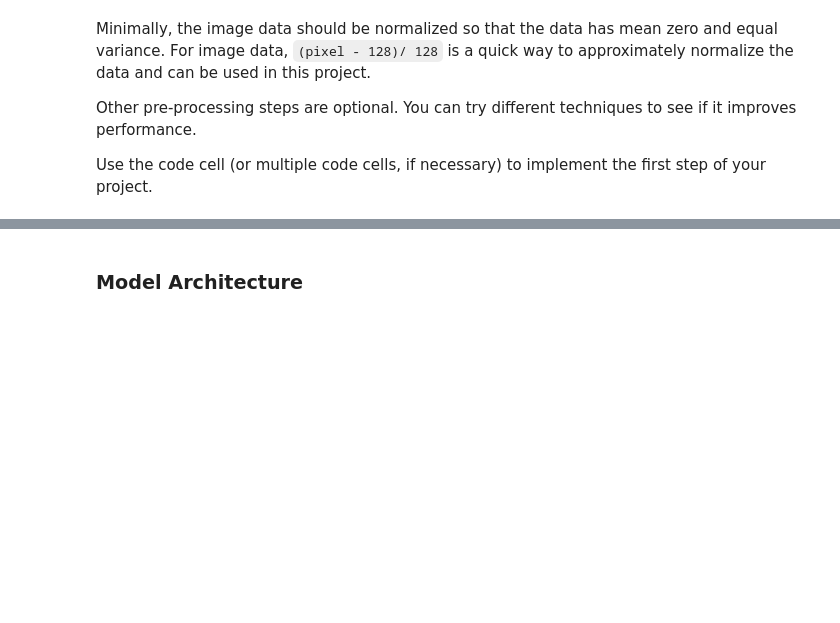
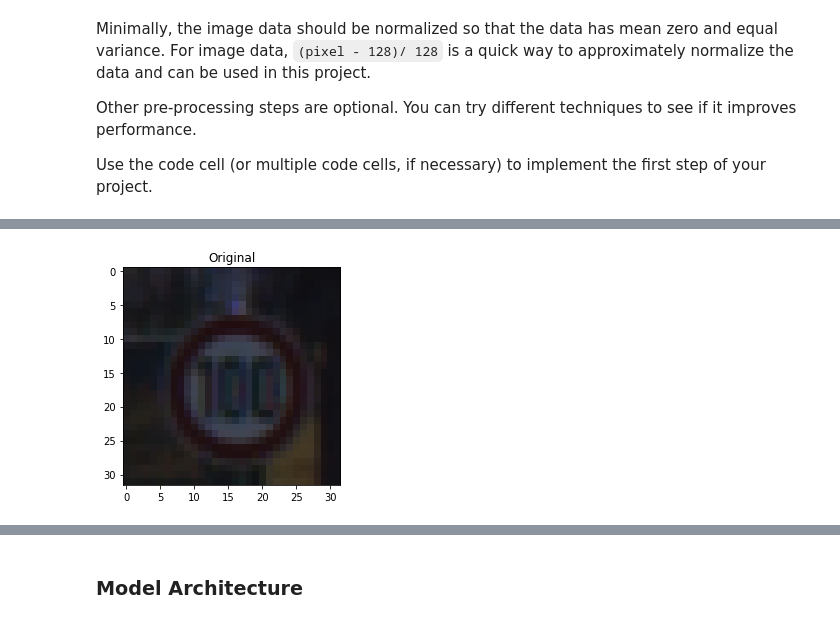
Before and after one commit to clarkli86/CarND-Traffic-Sign-Classifier-Project, a Jupyter notebook: Traffic_Sign_Classifier.ipynb, the cells around one changed output, grey strips where cells are left out. Cells and saved outputs as stored; diff of their text form; code cells hidden in the pictures; blank space fills up the shorter version.

Commit message:
Add optional augmented traning features
Best validation accuracy 98.4%

Reached 90% accuracy in the first epoch

```diff
--- a/Traffic_Sign_Classifier.ipynb
+++ b/Traffic_Sign_Classifier.ipynb
@@ -188,7 +188,9 @@ BATCH_SIZE = 128
 USE_DROPOUT = True
 DROPOUT_RATE = 0.5
 USE_BATCH_NORM = False
+USE_EXTENDED_TRAINING_DATA = True
 
+### Constants
 # Small epsilon value for the BN transform
 epsilon = 1e-3
 # %%
@@ -230,0 +223,77 @@ X_test = (X_test - 128) / 128
+# %%
+# Create extended training data here
+
+# Add random offset [-2, 2] to traning data
+def add_offset(X_train):
+    X_train_aug = []
+    for i in range(len(X_train)):
+        rand_offset_X = random.randint(-2, 2)
+        rand_offset_Y = random.randint(-2, 2)
+        img = cv2.warpAffine(X_train[i], np.float32([[1,0,rand_offset_X],[0,1,rand_offset_Y]]),(32, 32))
+        X_train_aug.append(img)
+    return np.asarray(X_train_aug)
+
+# Add random rotation [-15, 15] to traning data
+def add_rotation(X_train):
+    X_train_aug = []
+    for i in range(len(X_train)):
+        rand_rot = random.randint(-15000, 15000) * 0.001
+        img = img = cv2.warpAffine(X_train[i], cv2.getRotationMatrix2D((32/2,32/2),rand_rot,1),(32,32))
+        X_train_aug.append(img)
+    return np.asarray(X_train_aug)
+
+# Add random scaling [0.9, 1.1] to traning data
+def add_scaling(X_train):
+    X_train_aug = []
+    for i in range(len(X_train)):
+        rand_scale = random.randint(900, 1100) * 0.001
+        img = cv2.resize(X_train[i],None,fx=rand_scale, fy=rand_scale)
+        if img.shape[0] < 32:
+            pad = np.zeros((32, 32, NUM_CHANNELS), dtype=np.uint8)
+            pad[:img.shape[0], :img.shape[1]] = img
+            img = pad
+        X_train_aug.append(img[:32, :32, :])
+    return np.asarray(X_train_aug)
+
+# Add gaussian noise to traning data
+def add_noise(X_train):
+    X_train_aug = []
+    for i in range(len(X_train)):
+        img = X_train[i]
+        row,col,ch= img.shape
+        mean = 0
+        var = 5
+        sigma = var**0.5
+        gauss = np.random.normal(mean,sigma,(row,col,ch))
+        gauss = gauss.reshape(row,col,ch)
+        noisy = (img + gauss).astype(np.uint8)
+        X_train_aug.append(noisy)
+    return np.asarray(X_train_aug)
+
+if USE_EXTENDED_TRAINING_DATA:
+    X_train_offset = add_offset(X_train)
+    X_train_rot = add_rotation(X_train)
+    X_train_scale = add_scaling(X_train)
+    X_train_noise = add_noise(X_train)
+
+    X_train = np.concatenate((X_train, X_train_rot, X_train_offset, X_train_scale, X_train_noise), axis=0)
+    y_train = np.concatenate((y_train, y_train, y_train, y_train, y_train), axis=0)
+
+    random_train = random.randint(0, n_train)
+
+    plt.figure()
+    plt.title('Original')
+    plt.imshow(X_train[random_train])
+    plt.figure()
+    plt.title('Random Offset')
+    plt.imshow(X_train_offset[random_train])
+    plt.figure()
+    plt.title('Random Rotation')
+    plt.imshow(X_train_rot[random_train])
+    plt.figure()
+    plt.title('Random Scale')
+    plt.imshow(X_train_scale[random_train])
+    plt.figure()
+    plt.title('Gaussian Noise')
+    plt.imshow(X_train_noise[random_train])
+# %% [output]
@@ -230,0 +305 @@ X_test = (X_test - 128) / 128
+[figure, added]
```
Also changed, not shown: parts of 5 cells of this notebook.
